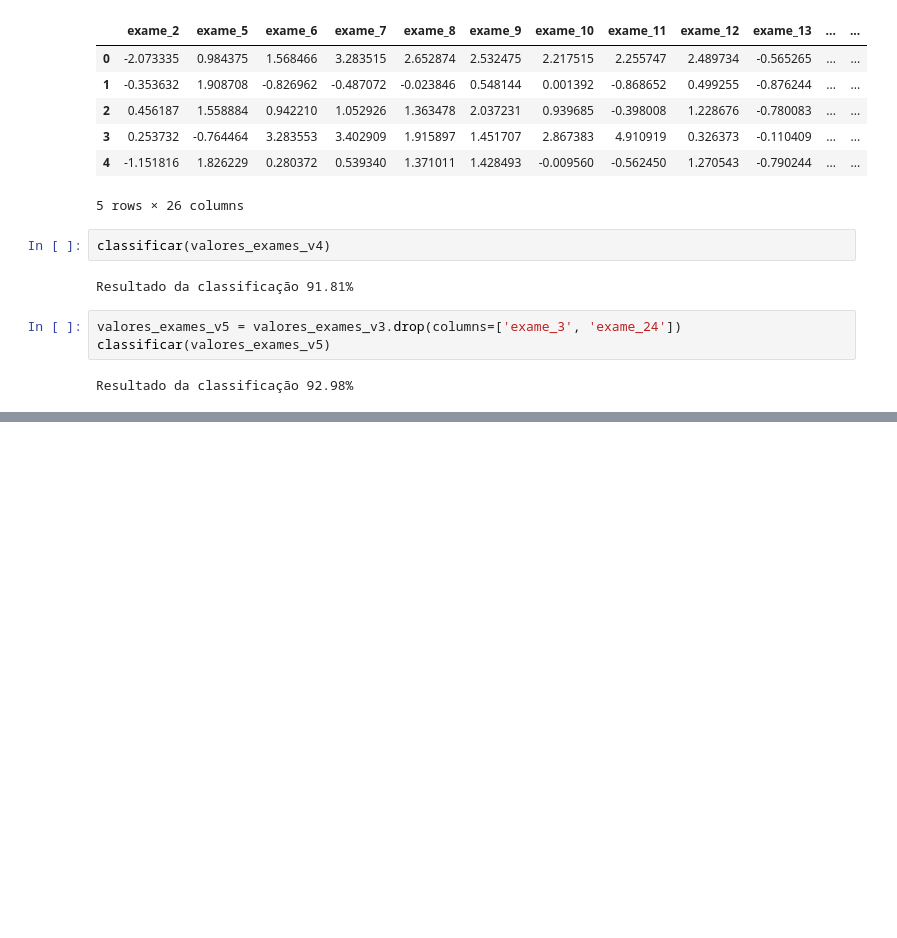
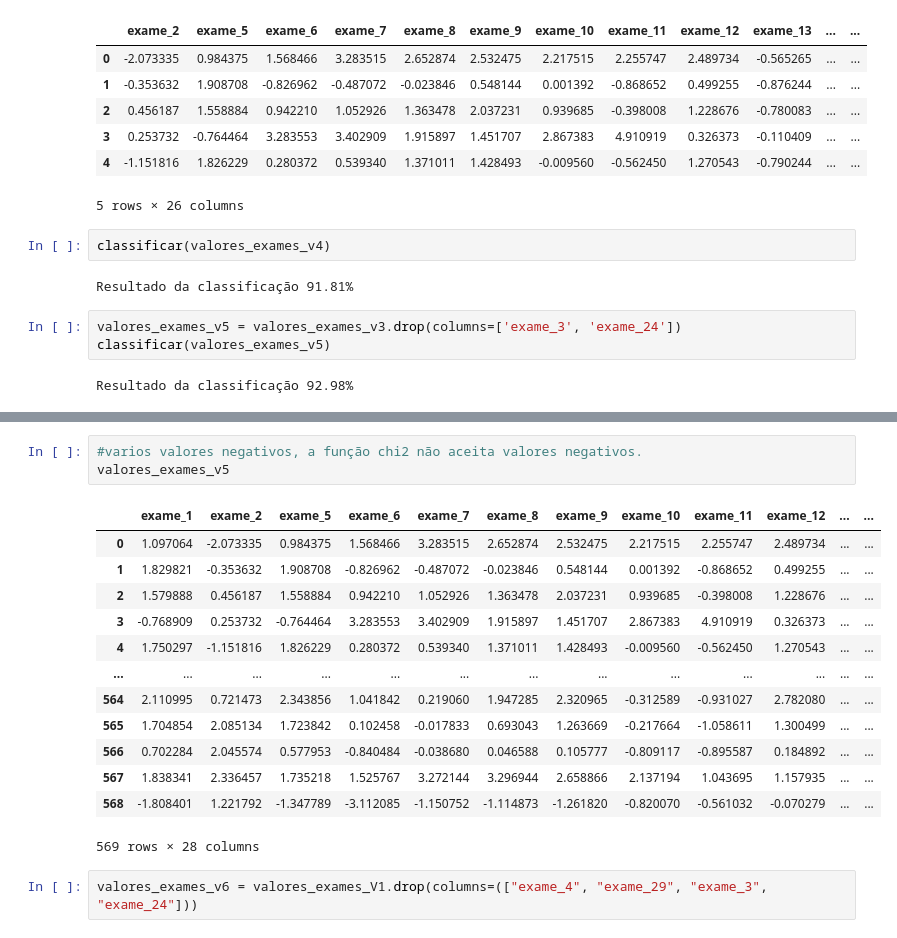
Before and after one commit to cglima/alura-machine-learning-lidando-com-dados-de-multidimensoes, a Jupyter notebook: alura_care.ipynb, the cells around one changed output, grey strips where cells are left out. Drawn from its saved outputs; the diff is of its cells as text; blank space fills up the shorter version.

```diff
--- a/alura_care.ipynb
+++ b/alura_care.ipynb
@@ -411,0 +431,19 @@ Resultado da classificação 92.98%
+# %%
+#varios valores negativos, a função chi2 não aceita valores negativos.
+valores_exames_v5
+# %% [output]
+|  | exame_1 | exame_2 | exame_5 | exame_6 | exame_7 | exame_8 | exame_9 | exame_10 | exame_11 | exame_12 | ... | ... |
+| 0 | 1.097064 | -2.073335 | 0.984375 | 1.568466 | 3.283515 | 2.652874 | 2.532475 | 2.217515 | 2.255747 | 2.489734 | ... | ... |
+| 1 | 1.829821 | -0.353632 | 1.908708 | -0.826962 | -0.487072 | -0.023846 | 0.548144 | 0.001392 | -0.868652 | 0.499255 | ... | ... |
+| 2 | 1.579888 | 0.456187 | 1.558884 | 0.942210 | 1.052926 | 1.363478 | 2.037231 | 0.939685 | -0.398008 | 1.228676 | ... | ... |
+| 3 | -0.768909 | 0.253732 | -0.764464 | 3.283553 | 3.402909 | 1.915897 | 1.451707 | 2.867383 | 4.910919 | 0.326373 | ... | ... |
+| 4 | 1.750297 | -1.151816 | 1.826229 | 0.280372 | 0.539340 | 1.371011 | 1.428493 | -0.009560 | -0.562450 | 1.270543 | ... | ... |
+| ... | ... | ... | ... | ... | ... | ... | ... | ... | ... | ... | ... | ... |
+| 564 | 2.110995 | 0.721473 | 2.343856 | 1.041842 | 0.219060 | 1.947285 | 2.320965 | -0.312589 | -0.931027 | 2.782080 | ... | ... |
+| 565 | 1.704854 | 2.085134 | 1.723842 | 0.102458 | -0.017833 | 0.693043 | 1.263669 | -0.217664 | -1.058611 | 1.300499 | ... | ... |
+| 566 | 0.702284 | 2.045574 | 0.577953 | -0.840484 | -0.038680 | 0.046588 | 0.105777 | -0.809117 | -0.895587 | 0.184892 | ... | ... |
+| 567 | 1.838341 | 2.336457 | 1.735218 | 1.525767 | 3.272144 | 3.296944 | 2.658866 | 2.137194 | 1.043695 | 1.157935 | ... | ... |
+| 568 | -1.808401 | 1.221792 | -1.347789 | -3.112085 | -1.150752 | -1.114873 | -1.261820 | -0.820070 | -0.561032 | -0.070279 | ... | ... |
+569 rows × 28 columns
+# %%
+valores_exames_v6 = valores_exames_V1.drop(columns=(["exame_4", "exame_29", "exame_3", "exame_24"]))
```
Also changed, not shown: parts of 15 cells of this notebook.
